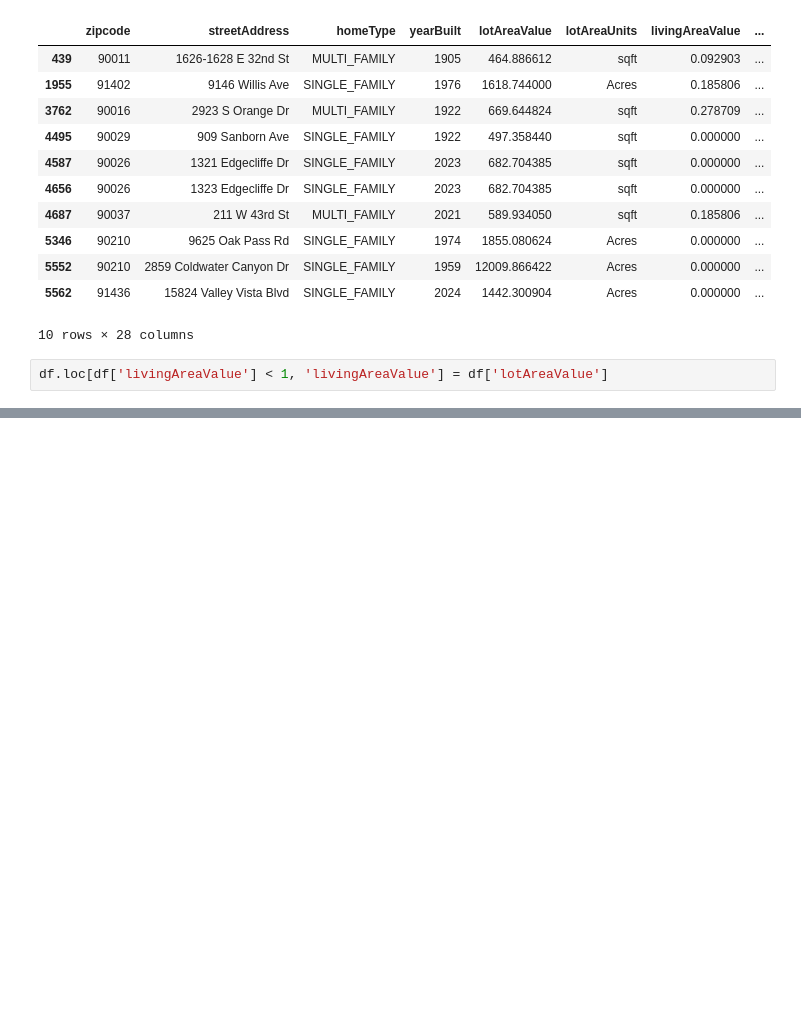
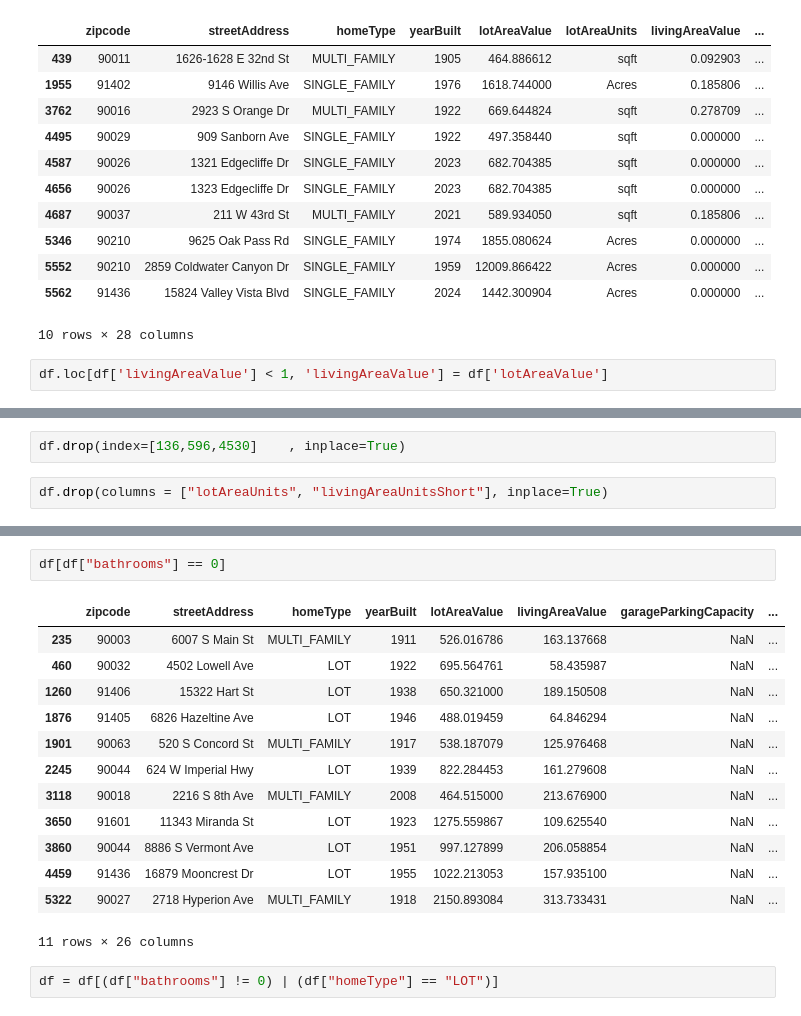
Before and after one commit to MAmin-y/House-price-analysis-and-prediction-LA-2024, a Jupyter notebook: analysis.ipynb, the cells around one changed output, grey strips where cells are left out. Cells and saved outputs as stored; diff of their text form; blank space fills up the shorter version.

```diff
--- a/analysis.ipynb
+++ b/analysis.ipynb
@@ -317,0 +486,4 @@ df.loc[df['livingAreaValue'] < 1, 'livingAreaValue'] = df['lotAreaValue']
+# %%
+df.drop(index=[136,596,4530]	, inplace=True)
+# %%
+df.drop(columns = ["lotAreaUnits", "livingAreaUnitsShort"], inplace=True)
@@ -317,0 +500,18 @@ df.loc[df['livingAreaValue'] < 1, 'livingAreaValue'] = df['lotAreaValue']
+# %%
+df[df["bathrooms"] == 0]
+# %% [output]
+|  | zipcode | streetAddress | homeType | yearBuilt | lotAreaValue | livingAreaValue | garageParkingCapacity | ... |
+| 235 | 90003 | 6007 S Main St | MULTI_FAMILY | 1911 | 526.016786 | 163.137668 | NaN | ... |
+| 460 | 90032 | 4502 Lowell Ave | LOT | 1922 | 695.564761 | 58.435987 | NaN | ... |
+| 1260 | 91406 | 15322 Hart St | LOT | 1938 | 650.321000 | 189.150508 | NaN | ... |
+| 1876 | 91405 | 6826 Hazeltine Ave | LOT | 1946 | 488.019459 | 64.846294 | NaN | ... |
+| 1901 | 90063 | 520 S Concord St | MULTI_FAMILY | 1917 | 538.187079 | 125.976468 | NaN | ... |
+| 2245 | 90044 | 624 W Imperial Hwy | LOT | 1939 | 822.284453 | 161.279608 | NaN | ... |
+| 3118 | 90018 | 2216 S 8th Ave | MULTI_FAMILY | 2008 | 464.515000 | 213.676900 | NaN | ... |
+| 3650 | 91601 | 11343 Miranda St | LOT | 1923 | 1275.559867 | 109.625540 | NaN | ... |
+| 3860 | 90044 | 8886 S Vermont Ave | LOT | 1951 | 997.127899 | 206.058854 | NaN | ... |
+| 4459 | 91436 | 16879 Mooncrest Dr | LOT | 1955 | 1022.213053 | 157.935100 | NaN | ... |
+| 5322 | 90027 | 2718 Hyperion Ave | MULTI_FAMILY | 1918 | 2150.893084 | 313.733431 | NaN | ... |
+11 rows × 26 columns
+# %%
+df = df[(df["bathrooms"] != 0) | (df["homeType"] == "LOT")]
```
Also changed, not shown: parts of 18 cells of this notebook.
